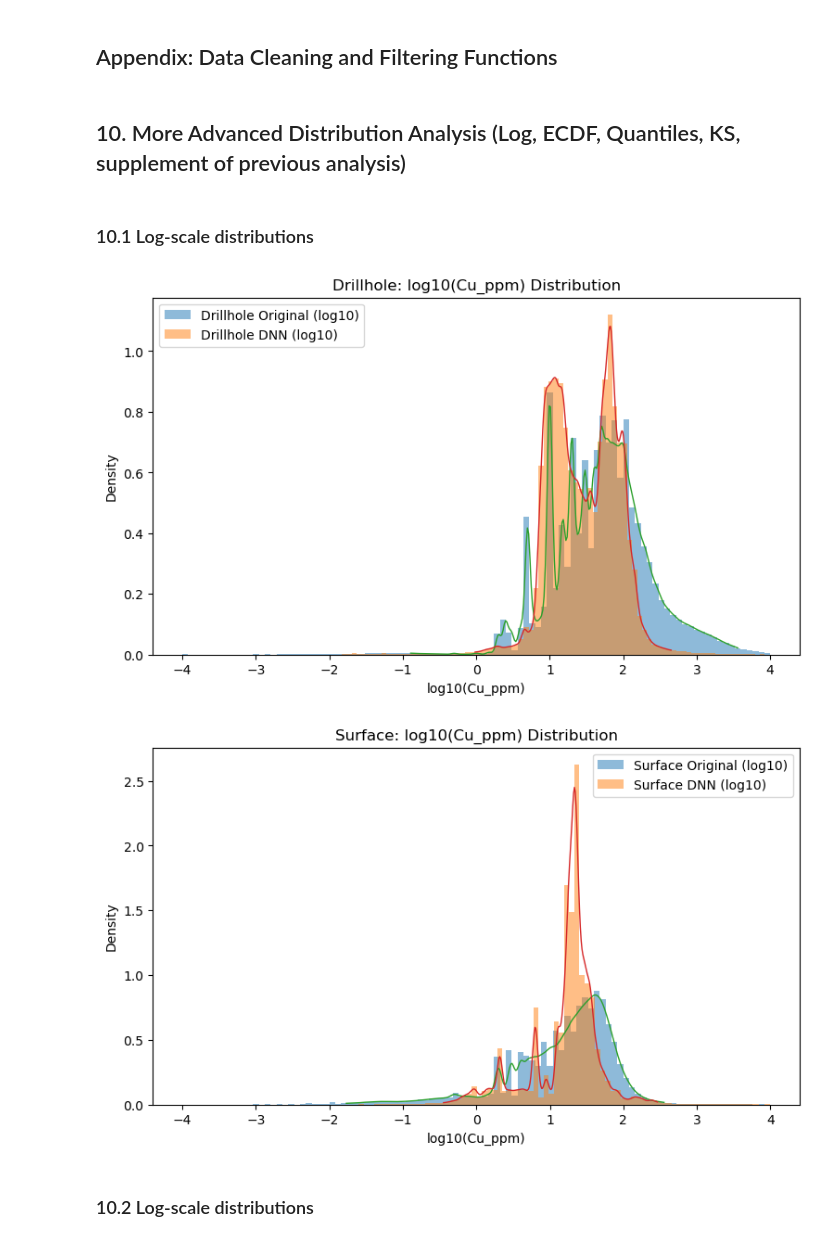
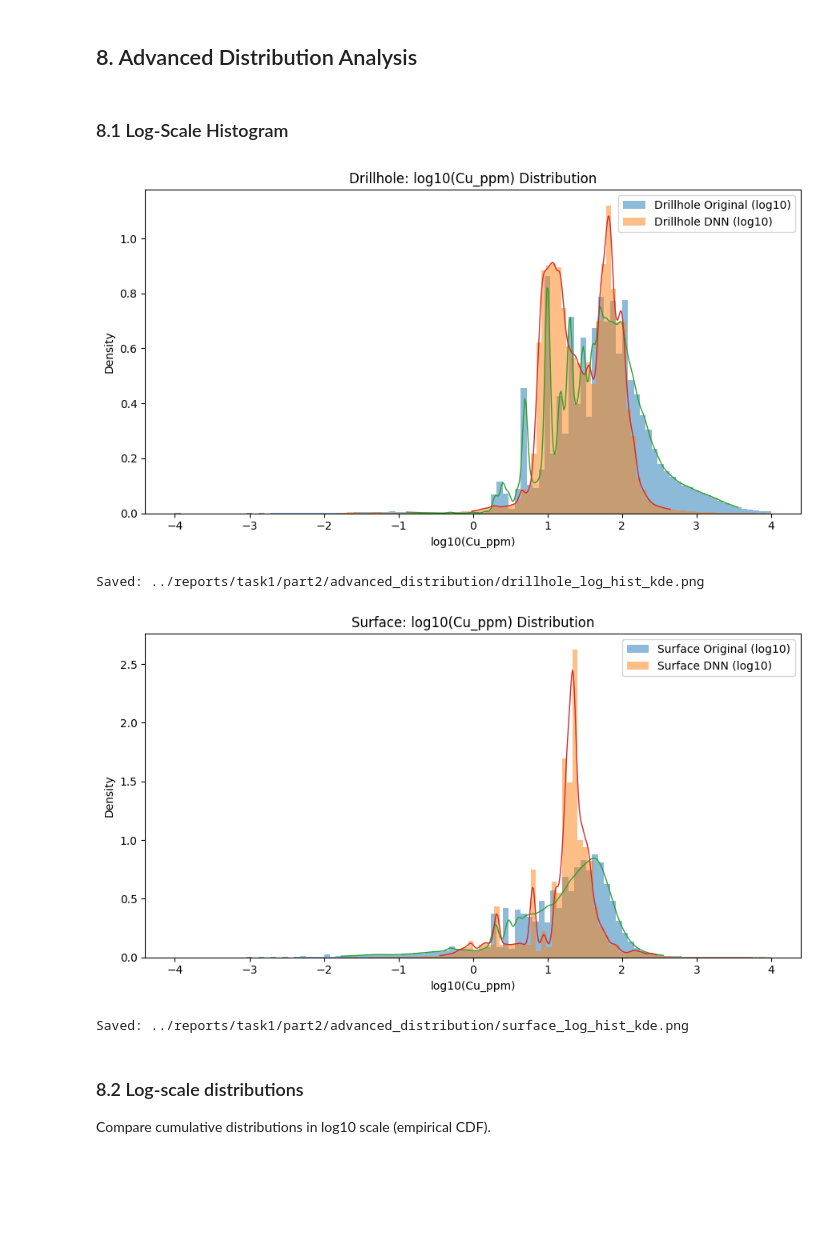
Before and after one commit to zyWang4capstone/Capstone-project-cu-gap-analysis-platform, a Jupyter notebook: notebooks/First-step EDA.ipynb, the cells around one changed output. Saved outputs shown, nothing was run; the diff lists cells and outputs as text; code cells hidden in the pictures; blank space fills up the shorter version.

Commit message:
Revise EDA notebook, add new parts and  improve output formatting

```diff
--- a/notebooks/First-step EDA.ipynb
+++ b/notebooks/First-step EDA.ipynb
@@ -197,0 +363,18 @@ plt.show()
+# %%
+TOP_N = 20
+
+frames = []
+for name, df in datasets_valid.items():
+    if "COLLARID" in df.columns:
+        vc = df["COLLARID"].astype("object").value_counts(dropna=False).head(TOP_N)
+        tmp = vc.rename_axis("Value").reset_index(name="Count")
+        total = int(df.shape[0]) if df.shape[0] else 1
+        tmp["Ratio(%)"] = (tmp["Count"] / total * 100).round(2)
+        tmp.insert(0, "Dataset", name)
+        frames.append(tmp)
+
+collar_df = pd.concat(frames, ignore_index=True) if frames else pd.DataFrame()
+out_path = OTHER_DIR / f"collarid_top{TOP_N}.csv"
+collar_df.to_csv(out_path, index=False)
+display(collar_df.head(20))
+print(f"Saved: {out_path}")
@@ -250,2 +729,0 @@ Explore interactive or 3D visualizations of spatial Cu_ppm patterns
-# %% [markdown]
-## Appendix: Data Cleaning and Filtering Functions
@@ -256,2 +730,2 @@ def filter_valid_cu(df, col='Cu_ppm', minval=0, maxval=10000):
 # %% [markdown]
-## 10. More Advanced Distribution Analysis (Log, ECDF, Quantiles, KS, supplement of previous analysis)
+## 8. Advanced Distribution Analysis
@@ -340,50 +816,60 @@ def cliffs_delta(x, y):
 # %% [markdown]
-### 10.1  Log‑scale distributions
+### 8.1 Log-Scale Histogram
 # %%
-#Prepare
-dh_o = _positive_series(df_dh_orig_valid, "Cu_ppm")
-dh_d = _positive_series(df_dh_dl_valid,   "Cu_ppm")
-sf_o = _positive_series(df_surf_orig_valid, "Cu_ppm")
-sf_d = _positive_series(df_surf_dl_valid,   "Cu_ppm")
+# Prepare strictly positive arrays from valid datasets
+dh_o = _positive_series(df_dh_orig_valid,  "Cu_ppm")
+dh_d = _positive_series(df_dh_dl_valid,    "Cu_ppm")
+sf_o = _positive_series(df_surf_orig_valid,"Cu_ppm")
+sf_d = _positive_series(df_surf_dl_valid,  "Cu_ppm")
 
-#Log10
-dh_o_log = np.log10(dh_o)
-dh_d_log = np.log10(dh_d)
-sf_o_log = np.log10(sf_o)
-sf_d_log = np.log10(sf_d)
+# Log10 transforms
+dh_o_log = np.log10(dh_o); dh_d_log = np.log10(dh_d)
+sf_o_log = np.log10(sf_o); sf_d_log = np.log10(sf_d)
 
-#Plot: Drillhole log10 histogram + KDE
+# Drillhole plot
 plt.figure(figsize=(9,5))
 plt.hist(dh_o_log, bins=100, density=True, alpha=0.5, label="Drillhole Original (log10)")
 plt.hist(dh_d_log, bins=100, density=True, alpha=0.5, label="Drillhole DNN (log10)")
 if _HAS_SCIPY:
     gx, gy = _kde_curve(dh_o_log);
     if gx is not None: plt.plot(gx, gy, linewidth=1)
     gx, gy = _kde_curve(dh_d_log);
     if gx is not None: plt.plot(gx, gy, linewidth=1)
 plt.xlabel("log10(Cu_ppm)")
 plt.ylabel("Density")
 plt.title("Drillhole: log10(Cu_ppm) Distribution")
 plt.legend()
+plt.tight_layout()
+out_dh = ADV_DIR / "drillhole_log_hist_kde.png"
+plt.savefig(out_dh, dpi=200)
 plt.show()
+print(f"Saved: {out_dh}")
 
-#Plot: Surface log10 histogram + KDE
+# Surface plot
 plt.figure(figsize=(9,5))
 plt.hist(sf_o_log, bins=100, density=True, alpha=0.5, label="Surface Original (log10)")
 plt.hist(sf_d_log, bins=100, density=True, alpha=0.5, label="Surface DNN (log10)")
 if _HAS_SCIPY:
     gx, gy = _kde_curve(sf_o_log);
     if gx is not None: plt.plot(gx, gy, linewidth=1)
     gx, gy = _kde_curve(sf_d_log);
     if gx is not None: plt.plot(gx, gy, linewidth=1)
 plt.xlabel("log10(Cu_ppm)")
 plt.ylabel("Density")
 plt.title("Surface: log10(Cu_ppm) Distribution")
 plt.legend()
+plt.tight_layout()
+out_sf = ADV_DIR / "surface_log_hist_kde.png"
+plt.savefig(out_sf, dpi=200)
 plt.show()
+print(f"Saved: {out_sf}")
 # %% [output]
-[figure, old version]
+[figure, new version]
+Saved: ../reports/task1/part2/advanced_distribution/drillhole_log_hist_kde.png
-[figure, old version]
+[figure, new version]
+Saved: ../reports/task1/part2/advanced_distribution/surface_log_hist_kde.png
-# %% [markdown]
-### 10.2  Log‑scale distributions
+# %% [markdown]
+### 8.2 Log‑scale distributions
+
+Compare cumulative distributions in log10 scale (empirical CDF).
 # %%
```
Also changed, not shown: parts of 75 cells of this notebook, 35 other files.
